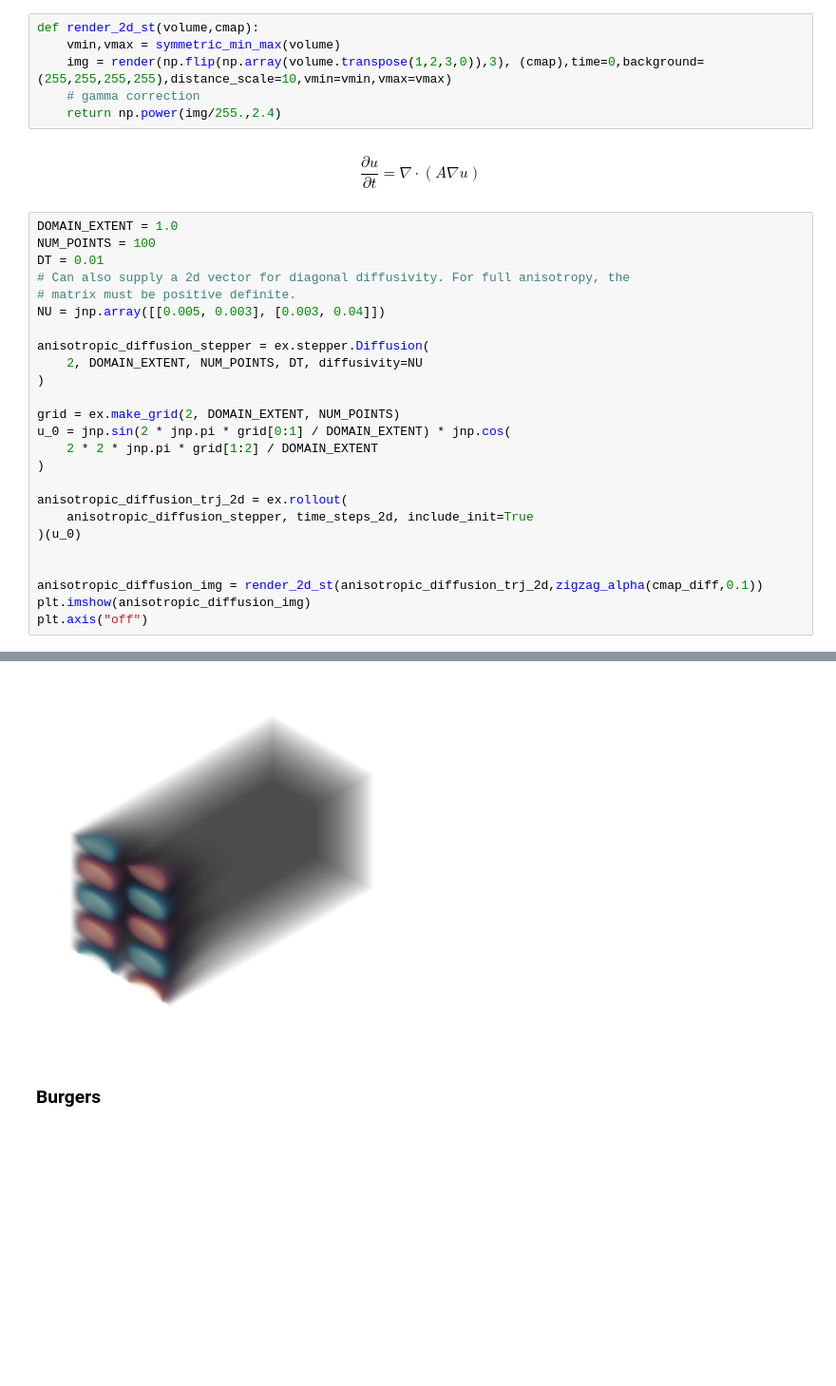
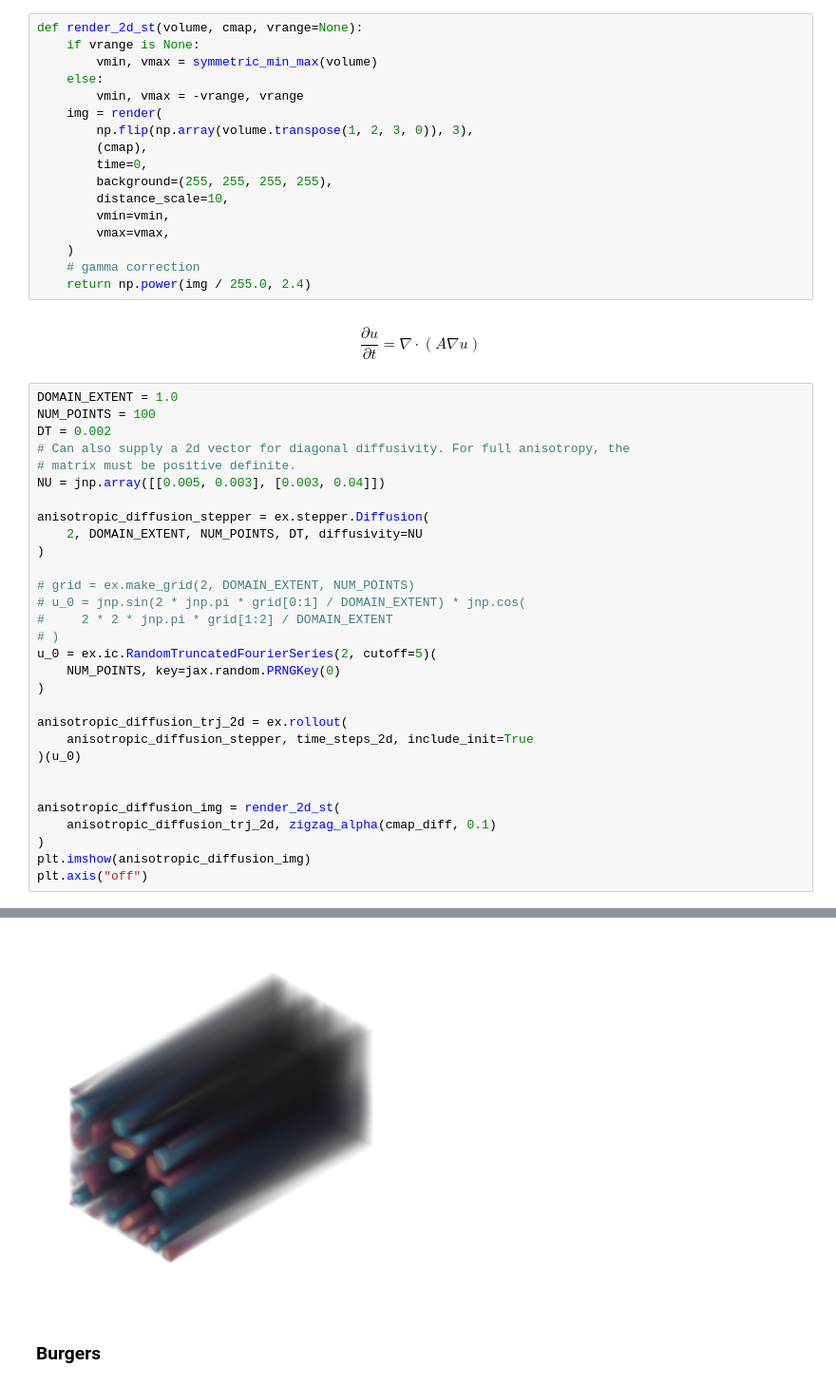
Before and after one commit to qiauil/exponax, a Jupyter notebook: teaser.ipynb, the cells around one changed output, grey strips where cells are left out. Shown at 95% size. Cells and saved outputs as stored; diff of their text form; blank space fills up the shorter version.

```diff
--- a/teaser.ipynb
+++ b/teaser.ipynb
@@ -292,11 +358,22 @@ def zigzag_alpha(cmap,min_alpha=0.2):
 # %% [markdown]
 ### Anisotropic Diffusion
 # %%
-def render_2d_st(volume,cmap):
-    vmin,vmax = symmetric_min_max(volume)
-    img = render(np.flip(np.array(volume.transpose(1,2,3,0)),3), (cmap),time=0,background=(255,255,255,255),distance_scale=10,vmin=vmin,vmax=vmax)
+def render_2d_st(volume, cmap, vrange=None):
+    if vrange is None:
+        vmin, vmax = symmetric_min_max(volume)
+    else:
+        vmin, vmax = -vrange, vrange
+    img = render(
+        np.flip(np.array(volume.transpose(1, 2, 3, 0)), 3),
+        (cmap),
+        time=0,
+        background=(255, 255, 255, 255),
+        distance_scale=10,
+        vmin=vmin,
+        vmax=vmax,
+    )
     # gamma correction
-    return np.power(img/255.,2.4)
+    return np.power(img / 255.0, 2.4)
 # %% [markdown]
 $$
 \frac{\partial u}{\partial t} = \nabla \cdot \left( A \nabla u \right)
@@ -304,31 +381,36 @@ $$
 # %%
 DOMAIN_EXTENT = 1.0
 NUM_POINTS = 100
-DT = 0.01
+DT = 0.002
 # Can also supply a 2d vector for diagonal diffusivity. For full anisotropy, the
 # matrix must be positive definite.
 NU = jnp.array([[0.005, 0.003], [0.003, 0.04]])
 
 anisotropic_diffusion_stepper = ex.stepper.Diffusion(
     2, DOMAIN_EXTENT, NUM_POINTS, DT, diffusivity=NU
 )
 
-grid = ex.make_grid(2, DOMAIN_EXTENT, NUM_POINTS)
-u_0 = jnp.sin(2 * jnp.pi * grid[0:1] / DOMAIN_EXTENT) * jnp.cos(
-    2 * 2 * jnp.pi * grid[1:2] / DOMAIN_EXTENT
+# grid = ex.make_grid(2, DOMAIN_EXTENT, NUM_POINTS)
+# u_0 = jnp.sin(2 * jnp.pi * grid[0:1] / DOMAIN_EXTENT) * jnp.cos(
+#     2 * 2 * jnp.pi * grid[1:2] / DOMAIN_EXTENT
+# )
+u_0 = ex.ic.RandomTruncatedFourierSeries(2, cutoff=5)(
+    NUM_POINTS, key=jax.random.PRNGKey(0)
 )
 
 anisotropic_diffusion_trj_2d = ex.rollout(
     anisotropic_diffusion_stepper, time_steps_2d, include_init=True
 )(u_0)
 
 
-anisotropic_diffusion_img = render_2d_st(anisotropic_diffusion_trj_2d,zigzag_alpha(cmap_diff,0.1))
+anisotropic_diffusion_img = render_2d_st(
+    anisotropic_diffusion_trj_2d, zigzag_alpha(cmap_diff, 0.1)
+)
 plt.imshow(anisotropic_diffusion_img)
 plt.axis("off")
 # %% [output]
 (-0.5, 1023.5, 1023.5, -0.5)
-[figure, old version]
+[figure, new version]
 # %% [markdown]
 ### Burgers
 # %% [markdown]
```
Also changed, not shown: parts of 22 cells of this notebook.
